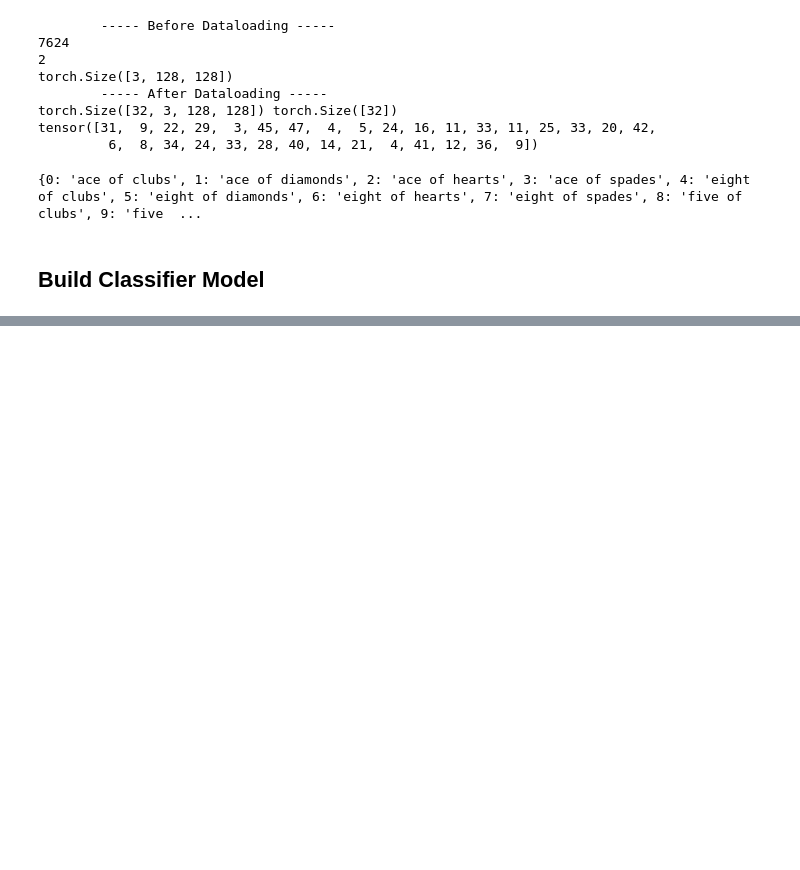
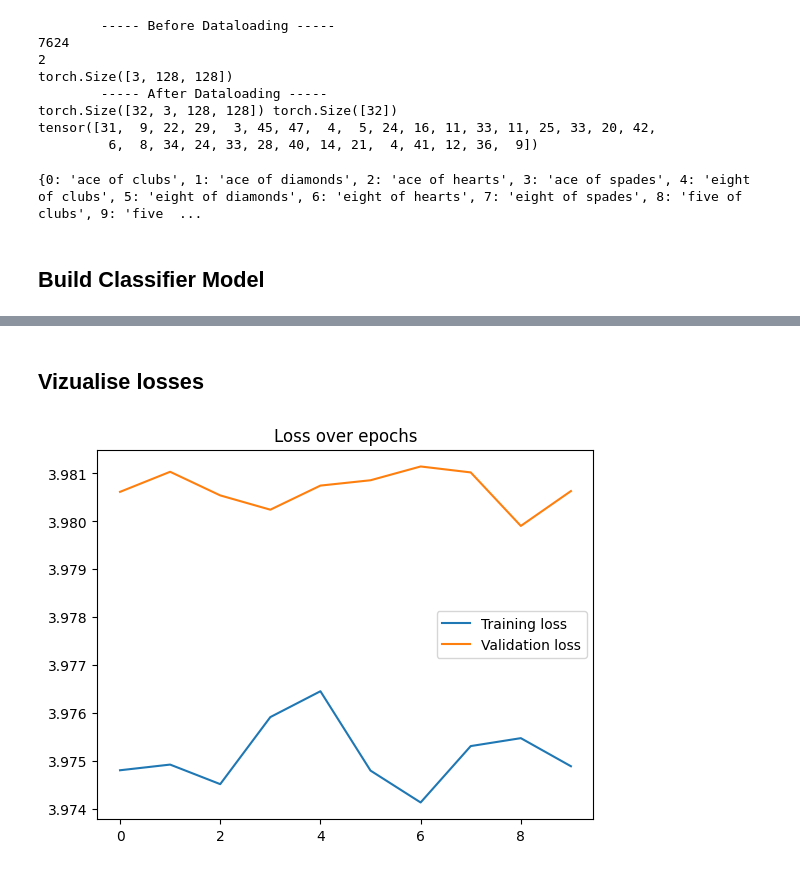
Before and after one commit to Tsunbert/neural-networks, a Jupyter notebook: image-classification/CNN/Cards-img-classification.ipynb, the cells around one changed output, grey strips where cells are left out. Cells and saved outputs as stored; diff of their text form; code cells hidden in the pictures; blank space fills up the shorter version.

Commit message:
ConvNet: defined model class and train-validate loops; needs fine tunning

```diff
--- a/image-classification/CNN/Cards-img-classification.ipynb
+++ b/image-classification/CNN/Cards-img-classification.ipynb
@@ -135,0 +224,37 @@ class ConvNet(nn.Module):
+# %%
+for epoch in range(n_epochs):
+    # Training phase
+    model.train()
+    running_loss = 0.0
+
+    for images, labels in tqdm(train_loader, desc='Training loop'):
+        # Send batches to device
+        images, labels = images.to(device), labels.to(device)
+
+        optimizer.zero_grad()
+        outputs = model(images)
+        loss = criterion(outputs, labels) # Compute loss
+        loss.backward()                   # Send backpropagation and compute gradients
+        optimizer.step()                  #Update model parameters
+        running_loss += loss.item() * labels.size(0)
+
+    train_loss = running_loss / len(train_loader.dataset)
+    train_losses.append(train_loss)
+
+    # Validation phase
+    model.eval()
+    running_loss = 0.0
+
+    with torch.no_grad():
+        for images, labels in tqdm(valid_loader, desc='Validation loop'):
+            # Send batches to device
+            images, labels = images.to(device), labels.to(device)
+
+            outputs = model(images)
+            loss = criterion(outputs, labels)
+            running_loss += loss.item() * labels.size(0)
+
+    val_loss = running_loss / len(valid_loader.dataset)
+    val_losses.append(val_loss)
+
+    print(f"Epoch {epoch + 1}/{n_epochs} - Train loss: {train_loss}, Validation loss: {val_loss}")
@@ -135,0 +272,10 @@ class ConvNet(nn.Module):
+# %% [markdown]
+## Vizualise losses
+# %%
+plt.plot(train_losses, label='Training loss')
+plt.plot(val_losses, label='Validation loss')
+plt.legend()
+plt.title("Loss over epochs")
+plt.show()
+# %% [output]
+[figure, added]
```
Also changed, not shown: parts of 8 cells of this notebook.
